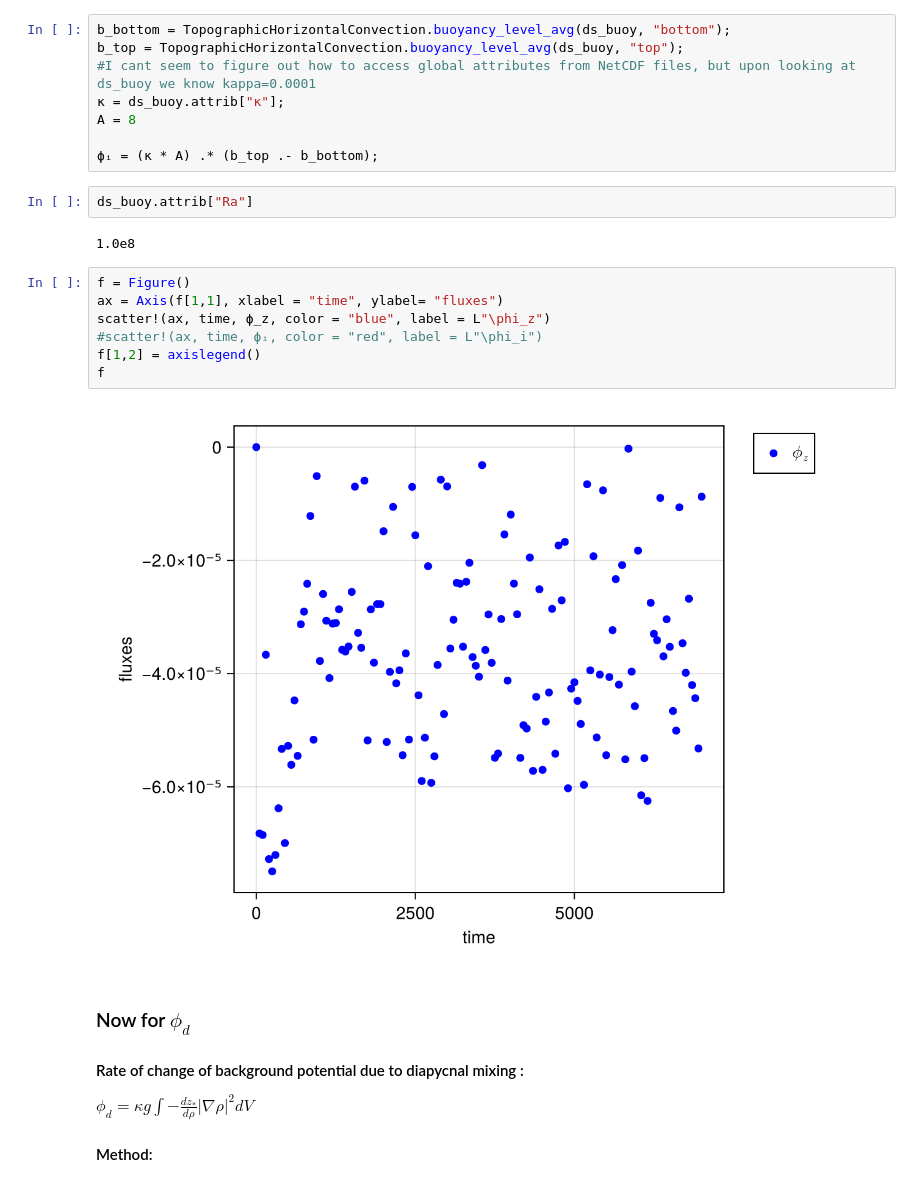
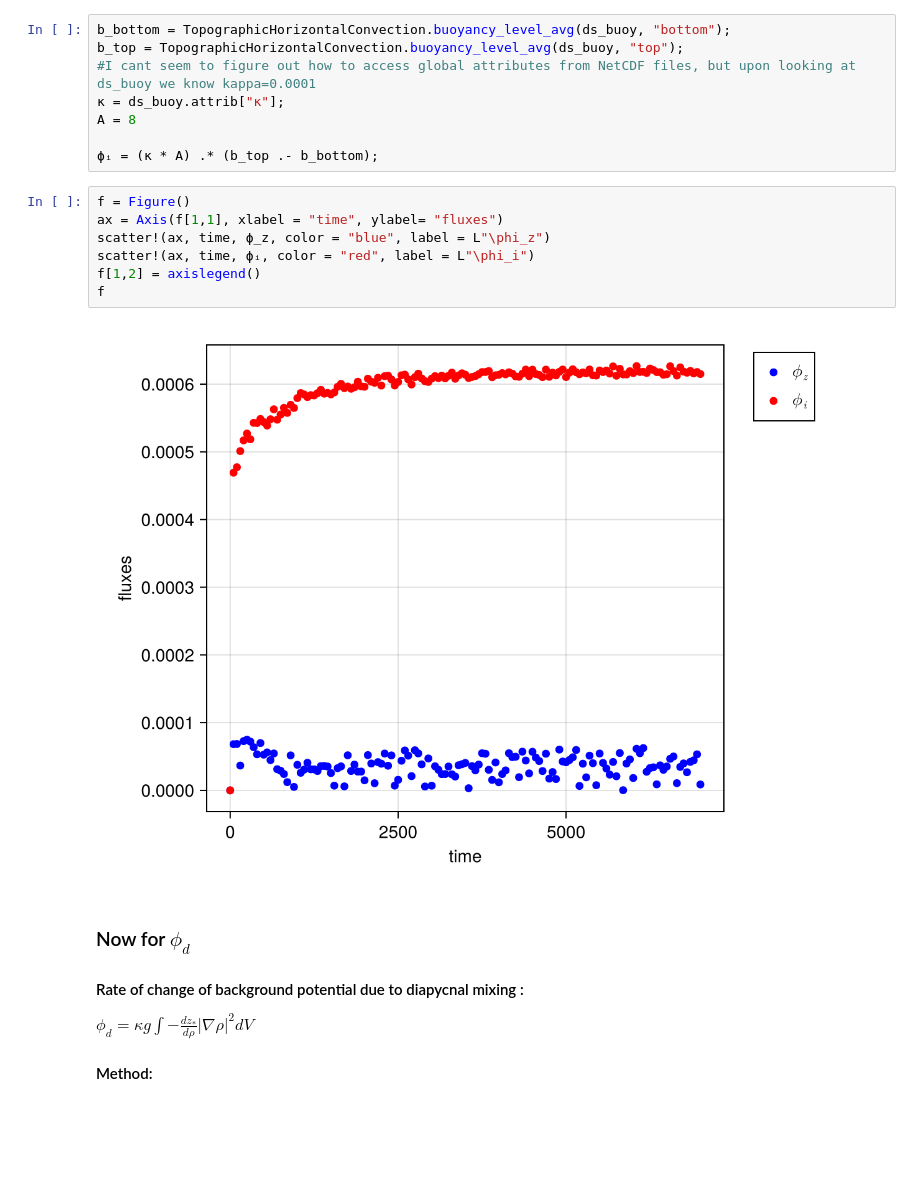
Before and after one commit to ikeshwani/HorizontalConvection, a Jupyter notebook: notebooks/energyfluxes.ipynb, the cells around one changed output. Drawn from its saved outputs; the diff is of its cells as text; blank space fills up the shorter version.

```diff
--- a/notebooks/energyfluxes.ipynb
+++ b/notebooks/energyfluxes.ipynb
@@ -133,19 +97,15 @@ b_top = TopographicHorizontalConvection.buoyancy_level_avg(ds_buoy, "top");
 A = 8
 
 ϕᵢ = (κ * A) .* (b_top .- b_bottom);
-# %%
-ds_buoy.attrib["Ra"]
-# %% [output]
-1.0e8
 # %%
 f = Figure()
 ax = Axis(f[1,1], xlabel = "time", ylabel= "fluxes")
 scatter!(ax, time, ϕ_z, color = "blue", label = L"\phi_z")
-#scatter!(ax, time, ϕᵢ, color = "red", label = L"\phi_i")
+scatter!(ax, time, ϕᵢ, color = "red", label = L"\phi_i")
 f[1,2] = axislegend()
 f
 # %% [output]
-[figure, old version]
+[figure, new version]
 # %% [markdown]
 ### Now for $ \phi_d $
 
```
Also changed, not shown: parts of 8 cells of this notebook, 1 other file.
